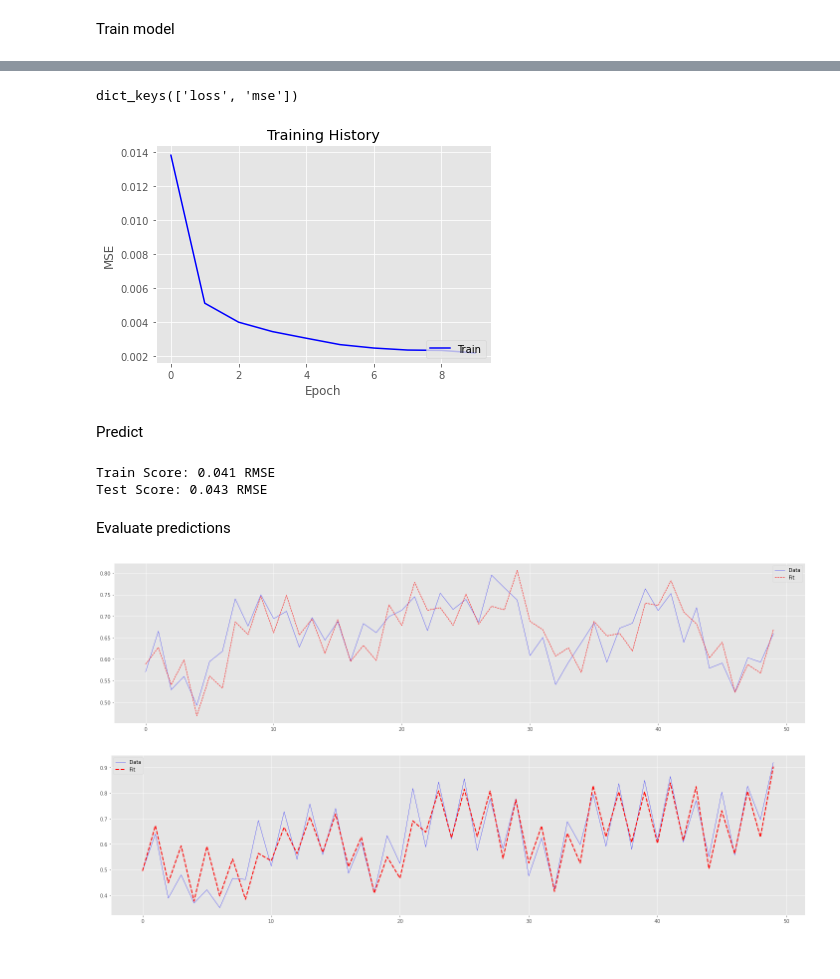
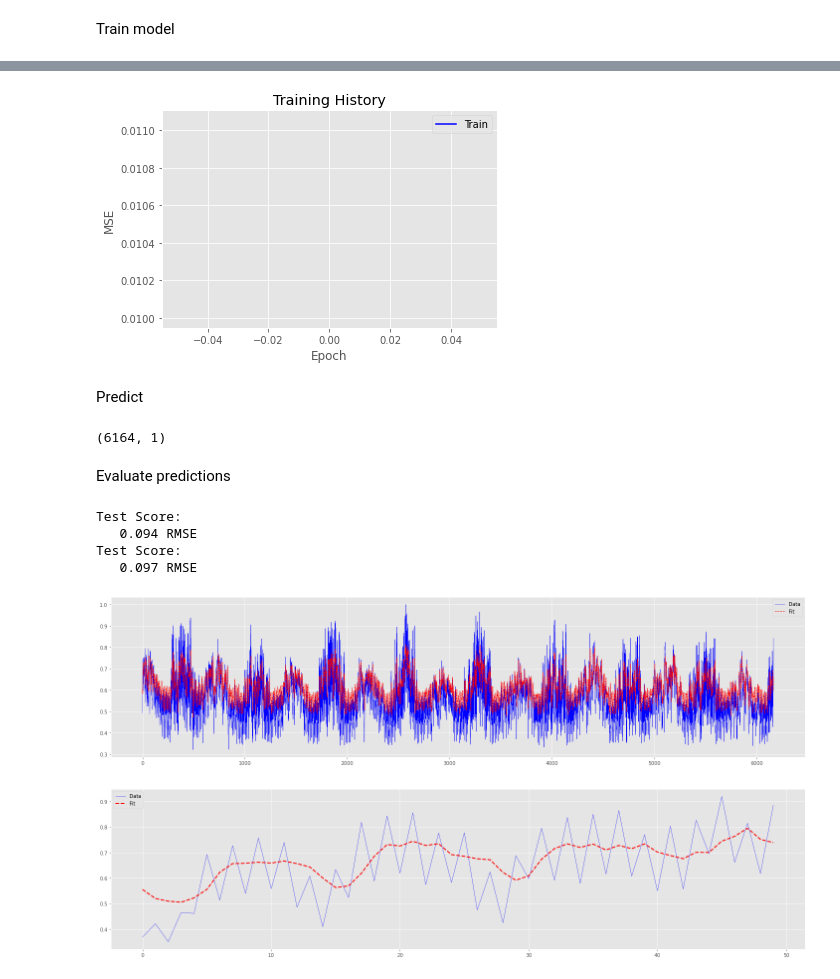
Before and after one commit to rafalopes74/EnergyConsumptionAI, a Jupyter notebook: EnergyConsumption.ipynb, the cells around one changed output, grey strips where cells are left out. Saved outputs shown, nothing was run; the diff lists cells and outputs as text; code cells hidden in the pictures.

```diff
--- a/EnergyConsumption.ipynb
+++ b/EnergyConsumption.ipynb
@@ -191,8 +117,5 @@ def create_dataset(dataset, look_back=1):
 # reshape from [samples, timesteps] into [samples, timesteps, features]
 # https://stats.stackexchange.com/questions/274478/understanding-input-shape-parameter-in-lstm-with-keras
 
-look_back = 20
-trainX, trainY = create_dataset(train, look_back)
-testX, testY = create_dataset(test, look_back)
-trainX = trainX.reshape(trainX.shape[0], 1, trainX.shape[1])
-testX = testX.reshape(testX.shape[0], 1, testX.shape[1])
+trainX = trainX.reshape((trainX.shape[0], trainX.shape[1], 1))
+testX = testX.reshape((testX.shape[0], testX.shape[1], 1))
@@ -201,8 +121,0 @@ Hyperparameters
-# %%
-n_epochs = 10
-batch_size = 1                    # There is only 1 time series data. No other choice but 1.
-learn_rate = 0.0002
-
-n_input = 1                       # Scalar input.
-n_neurons = 128                   # N# of neurons per layer.
-n_output = 1                      # Scalar output.
@@ -211,19 +122,3 @@ Create model
-# %%
-lstm_model = Sequential()
-
-lstm_model.add(LSTM(40,activation="tanh",return_sequences=True, input_shape=(trainX.shape[1],look_back)))
-lstm_model.add(Dropout(0.15))
-
-lstm_model.add(LSTM(40,activation="tanh",return_sequences=True))
-lstm_model.add(Dropout(0.15))
-
-lstm_model.add(LSTM(40,activation="tanh",return_sequences=False))
-lstm_model.add(Dropout(0.15))         # LSTM.
-lstm_model.add(Dense(1))                # Wrapper.
-
-# Define the optimizer and compile.
-my_optimizer=Adam(lr=learn_rate)
-lstm_model.compile(loss = "mse", optimizer = my_optimizer, metrics=["mse"])
 # %%
 lstm_model.summary()
 # %% [output]
@@ -248,5 +143,5 @@ _________________________________________________________________
 Train model
 # %%
 %%time
-my_summary = lstm_model.fit(trainX, trainY, epochs=n_epochs, batch_size = batch_size)
+my_summary = lstm_model.fit(trainX, trainY, epochs=n_epochs, batch_size = 1)
 # %% [output]
@@ -270,19 +151,15 @@ Wall time: 5min 20s
 # %%
 #my_model.save('LSTM_model.h5')
 #my_model = load_model('LSTM_model.h5')
-# %%
-my_summary.history.keys()
-# %% [output]
-dict_keys(['loss', 'mse'])
 # %%
 plt.plot(my_summary.history['mse'], c="b")
 plt.title('Training History')
 plt.ylabel('MSE')
 plt.xlabel('Epoch')
-plt.legend(['Train'], loc='lower right')
+plt.legend(['Train'], loc='upper right')
 plt.show()
 # %% [output]
-[figure, old version]
+[figure, new version]
 # %% [markdown]
 Predict
 # %%
@@ -295,40 +172,48 @@ testPredict = lstm_model.predict(testX)
 #trainY = scaler.inverse_transform(trainY.reshape(-1,1))
 #testPredict = scaler.inverse_transform(testPredict.reshape(-1,1))
 #testY = scaler.inverse_transform(testY.reshape(-1,1))
-# %%
-# calculate root mean squared error
-trainScore = math.sqrt(mean_squared_error(trainY, trainPredict[:,0]))
-print('Train Score: %.3f RMSE' % (trainScore))
-testScore = math.sqrt(mean_squared_error(testY, testPredict[:,0]))
-print('Test Score: %.3f RMSE' % (testScore))
-# %% [output]
-Train Score: 0.041 RMSE
-Test Score: 0.043 RMSE
+# %%
+trainPredict.shape[:]
+# %% [output]
+(6164, 1)
 # %% [markdown]
 Evaluate predictions
+# %%
+trainRMSE = np.sqrt(mean_squared_error(trainY.flatten(), trainPredict.flatten()))
+print('Test Score:')
+print('   %.3f RMSE' % (trainRMSE))
+
+testRMSE = np.sqrt(mean_squared_error(testY.flatten(), testPredict.flatten()))
+print('Test Score:')
+print('   %.3f RMSE' % (testRMSE))
+# %% [output]
+Test Score:
+   0.094 RMSE
+Test Score:
+   0.097 RMSE
 # %%
 # Compare the training preditiction
 
 plt.figure(figsize = (20, 5))
 
-plt.plot(trainY[:50], c='b',linewidth=0.5, linestyle="-",label="Data")
-plt.plot(trainPredict[:50,0], c='r',linewidth=1, linestyle="--",label="Fit")
+plt.plot(trainY[:, 0, 0], c='b',linewidth=0.5, linestyle="-",label="Data")
+plt.plot(trainPredict[:,0], c='r',linewidth=1, linestyle="--",label="Fit")
 
 plt.legend()
 plt.tight_layout()
 plt.show()
 # %% [output]
-[figure, old version]
+[figure, new version]
 # %%
 # Compare the test prediction
 
 plt.figure(figsize = (20, 5))
 
-plt.plot(testY[:50], c='b',linewidth=0.5, linestyle="-",label="Data")
+plt.plot(testY[:50, 0, 0], c='b',linewidth=0.5, linestyle="-",label="Data")
 plt.plot(testPredict[:50,0], c='r',linewidth=2, linestyle="--",label="Fit")
 
 plt.legend()
 plt.tight_layout()
 plt.show()
 # %% [output]
-[figure, old version]
+[figure, new version]
```
Also changed, not shown: parts of 18 cells of this notebook.
